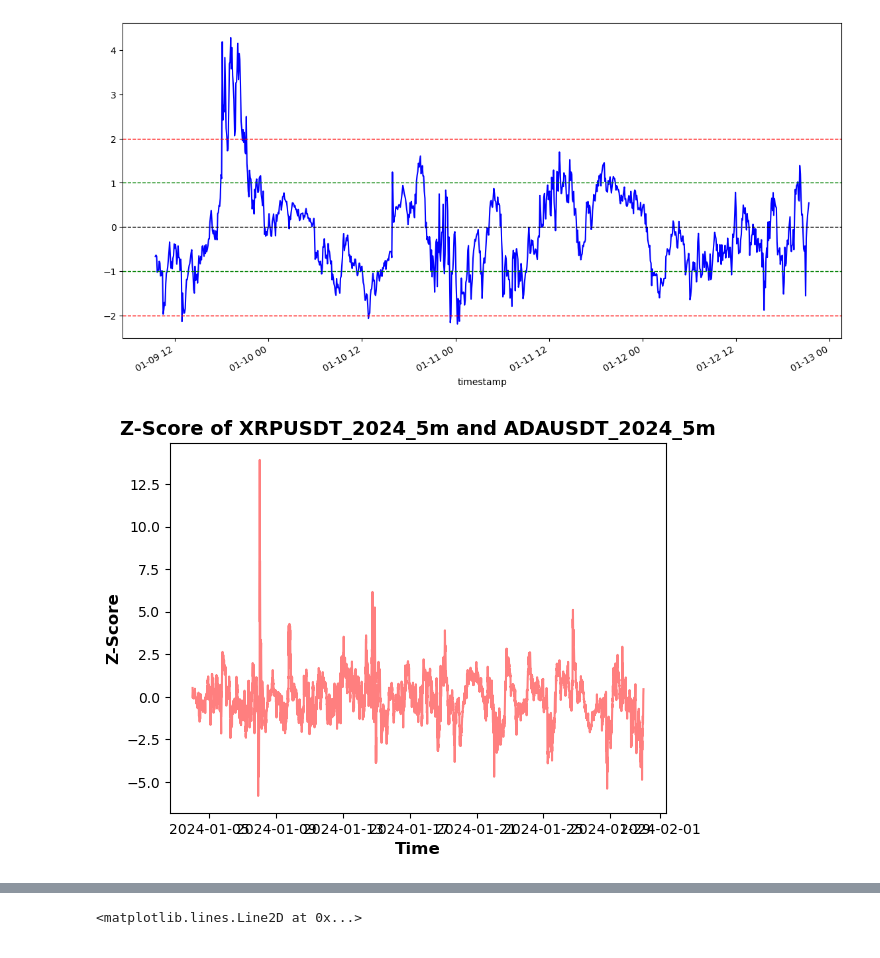
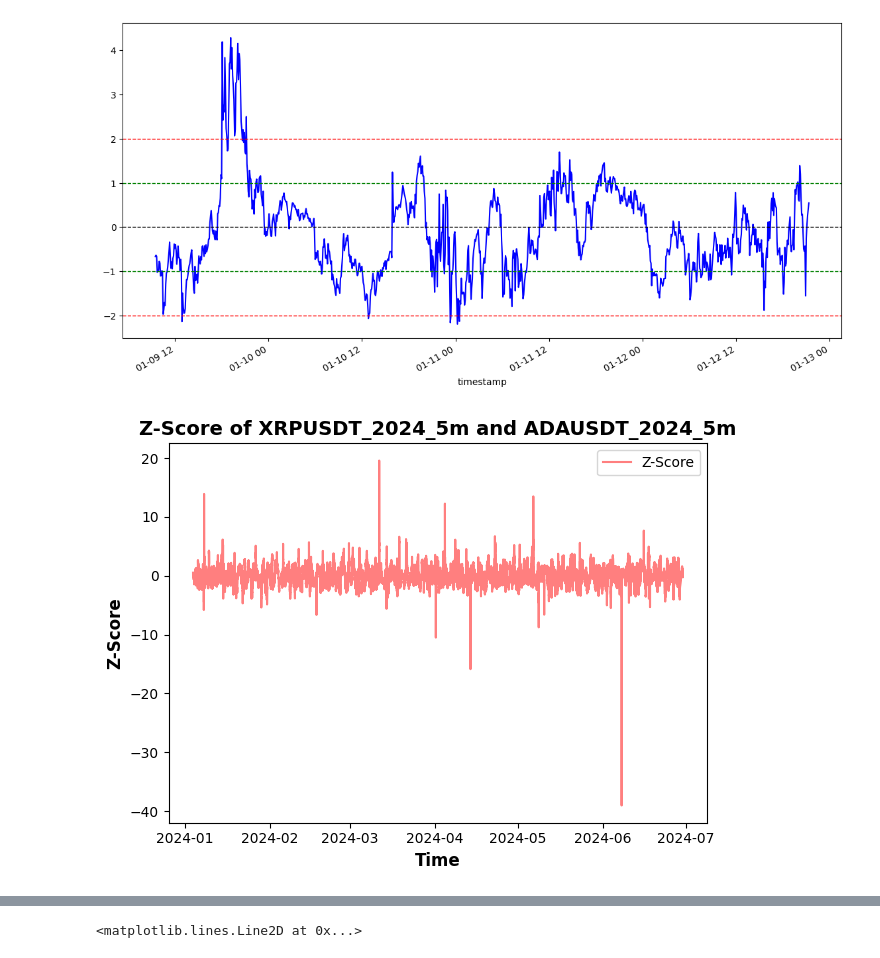
Before and after one commit to alexandrosdp/PairsTrading, a Jupyter notebook: preliminary_pairs_analysis.ipynb, the cells around one changed output, grey strips where cells are left out. Cells and saved outputs as stored; diff of their text form; code cells hidden in the pictures.

```diff
--- a/preliminary_pairs_analysis.ipynb
+++ b/preliminary_pairs_analysis.ipynb
@@ -66,4 +95,4 @@ prices = pd.read_csv('tardis_data/final_in_sample_dataset/final_in_sample_datase
 # %%
-#prices = prices.loc['2024-07-01 00:00:00':'2024-09-30 23:55:00']
-#prices = prices.loc['2024-01-30 23:55:00':'2024-06-30 23:55:00']
-prices = prices.loc['2024-01-01 23:55:00':'2024-01-30 23:55:00']
+# #prices = prices.loc['2024-07-01 00:00:00':'2024-09-30 23:55:00']
+prices = prices.loc['2024-01-01 23:55:00':'2024-06-30 23:55:00']
+# prices = prices.loc['2024-01-01 23:55:00':'2024-01-30 23:55:00']
@@ -431,14 +461,26 @@ plt.axhline(-stop_loss_threshold, color='red', linestyle='--', linewidth=1)
 # %%
 
 
 
 plt.plot(zscore_series, label='Z-Score', color='red', alpha=0.5)
 plt.xlabel('Time', fontsize=12, fontweight='bold')
 plt.ylabel('Z-Score', fontsize=12, fontweight='bold')
 plt.title(f'Z-Score of {sym1} and {sym2}', fontsize=14, fontweight='bold')
-plt.savefig(f"results/preliminary_pair_analysis/{sym1}_{sym2}/Z_score.png", dpi=300)
+
+
+plt.legend()
+plt.tight_layout()
+
+directory = f"results/preliminary_pair_analysis/{sym1}_{sym2}"
+if not os.path.exists(directory):
+    os.makedirs(directory)
+
+
+plt.savefig(directory, dpi=300)
+
+plt.show()
 # %% [output]
-[figure, old version]
+[figure, new version]
 # %%
 cumulative_returns = (cumulative_profit_series / initial_capital) * 100
 cumulative_returns
```
Also changed, not shown: parts of 40 cells of this notebook, 27 other files.
